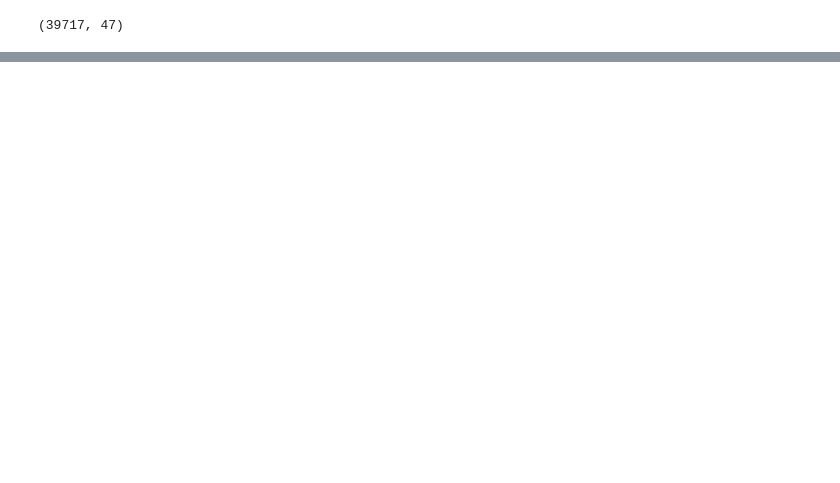
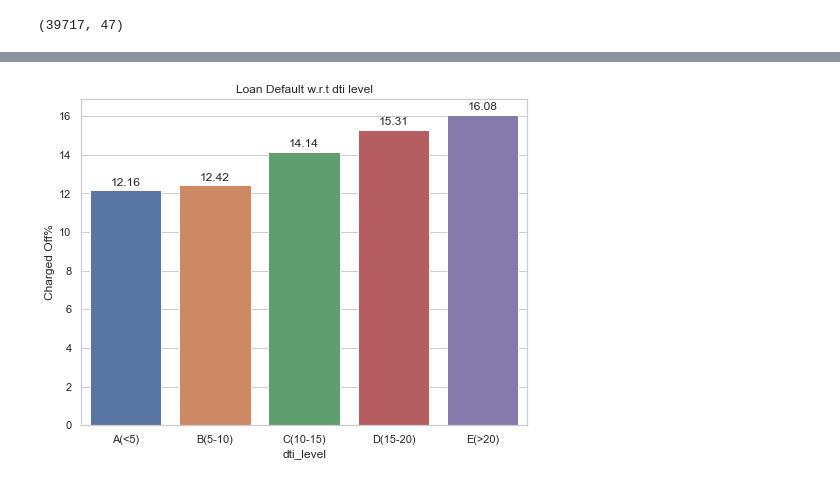
Before and after one commit to likith2201/BankLoanCaseStudy_Project, a Jupyter notebook: BankingLoanCaseStudy.ipynb, the cells around one changed output, grey strips where cells are left out. Saved outputs shown, nothing was run; the diff lists cells and outputs as text; code cells hidden in the pictures; blank space fills up the shorter version.

```diff
--- a/BankingLoanCaseStudy.ipynb
+++ b/BankingLoanCaseStudy.ipynb
@@ -191,0 +397,3 @@ loandf.shape
+# %%
+loandf_duration.loc[pd.isnull(loandf_duration['Current']), ['Current']] = 0
+loandf_duration
@@ -191,0 +405,8 @@ loandf.shape
+# %%
+loandf_duration['Aggregate'] = loandf_duration['Charged Off'] + loandf_duration['Current'] + loandf_duration['Fully Paid']
+loandf_duration['Charged Off%'] = round(loandf_duration['Charged Off']/loandf_duration['Aggregate'] *100, 2)
+loandf_duration['Current%'] = round(loandf_duration['Current']/loandf_duration['Aggregate'] *100, 2)
+loandf_duration['Fully Paid %'] = round(loandf_duration['Fully Paid']/loandf_duration['Aggregate'] *100, 2)
+
+
+loandf_duration
@@ -191,0 +445,15 @@ loandf.shape
+# %%
+def dti_level(x):
+    'divide the time of the day into four categories'
+    if x < 5:
+        return "A(<5)"
+    elif 5 <= x < 10:
+        return "B(5-10)"
+    elif 10 <= x < 15:
+        return "C(10-15)"
+    elif 15 <= x < 20:
+        return "D(15-20)"
+    else:
+        return "E(>20)"
+
+loandf['dti_level'] = loandf.dti.apply(lambda x: dti_level(x))
@@ -191,0 +469,7 @@ loandf.shape
+# %%
+loandf_dti = pd.pivot_table(loandf, values='loan_amnt', index='dti_level', columns='loan_status', aggfunc='count')
+loandf_dti['Aggregate'] = loandf_dti['Charged Off'] + loandf_dti['Current'] + loandf_dti['Fully Paid']
+loandf_dti['Charged Off%'] = round(loandf_dti['Charged Off']/loandf_dti['Aggregate'] *100, 2)
+loandf_dti['Current%'] = round(loandf_dti['Current']/loandf_dti['Aggregate'] *100, 2)
+loandf_dti['Fully Paid %'] = round(loandf_dti['Fully Paid']/loandf_dti['Aggregate'] *100, 2)
+loandf_dti
@@ -191,0 +484,10 @@ loandf.shape
+# %%
+plt.figure(figsize=(8, 6))
+plt.title('Loan Default w.r.t dti level')
+ax=sns.barplot(x='dti_level',y = "Charged Off%", data=loandf_dti.reset_index())
+#plt.show()
+for p in ax.patches:
+    height = p.get_height()
+    ax.text(p.get_x()+p.get_width()/2., height + 0.25,'{:1.2f}'.format(height),ha="center")
+# %% [output]
+[figure, added]
```
Also changed, not shown: parts of 34 cells of this notebook.
